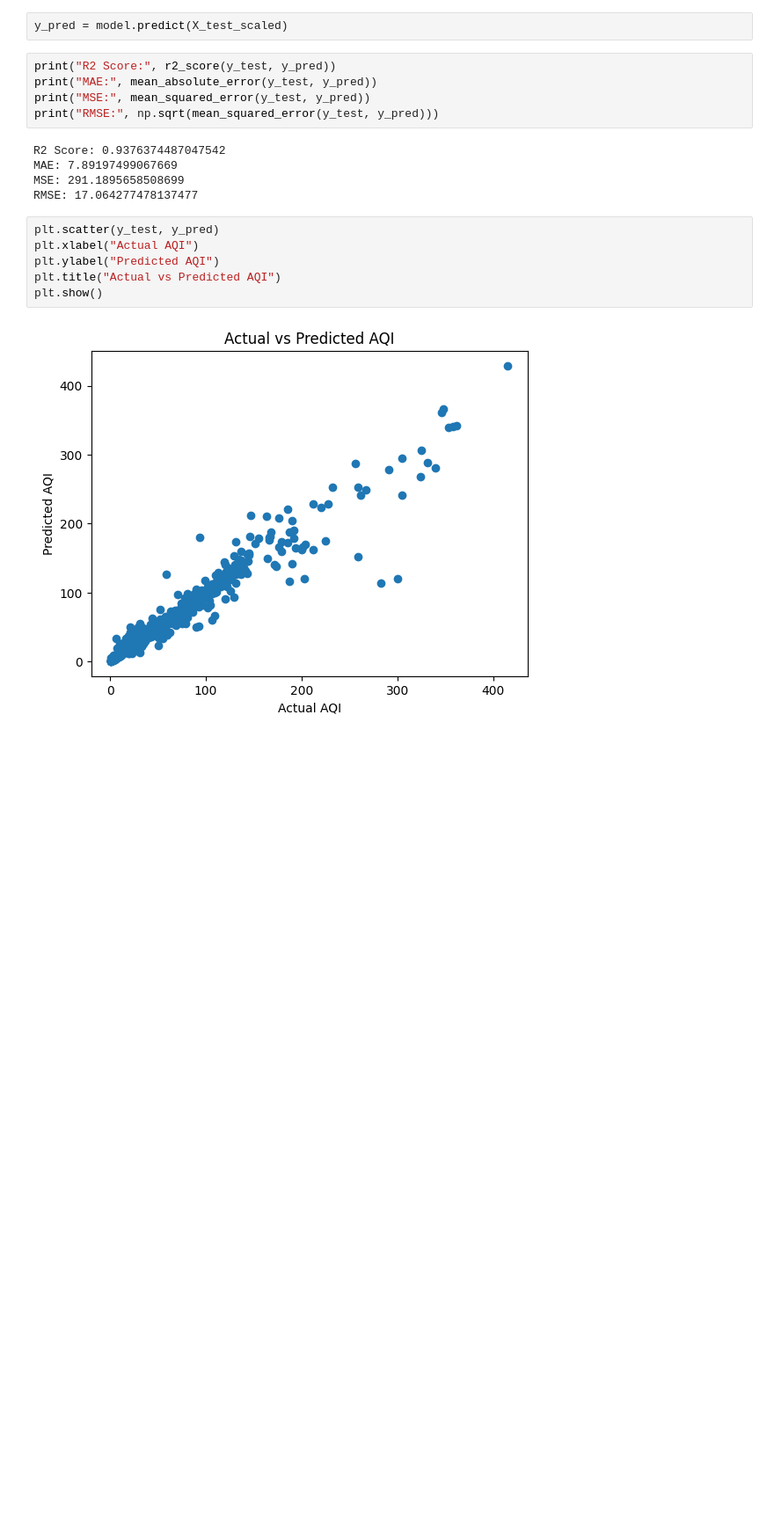
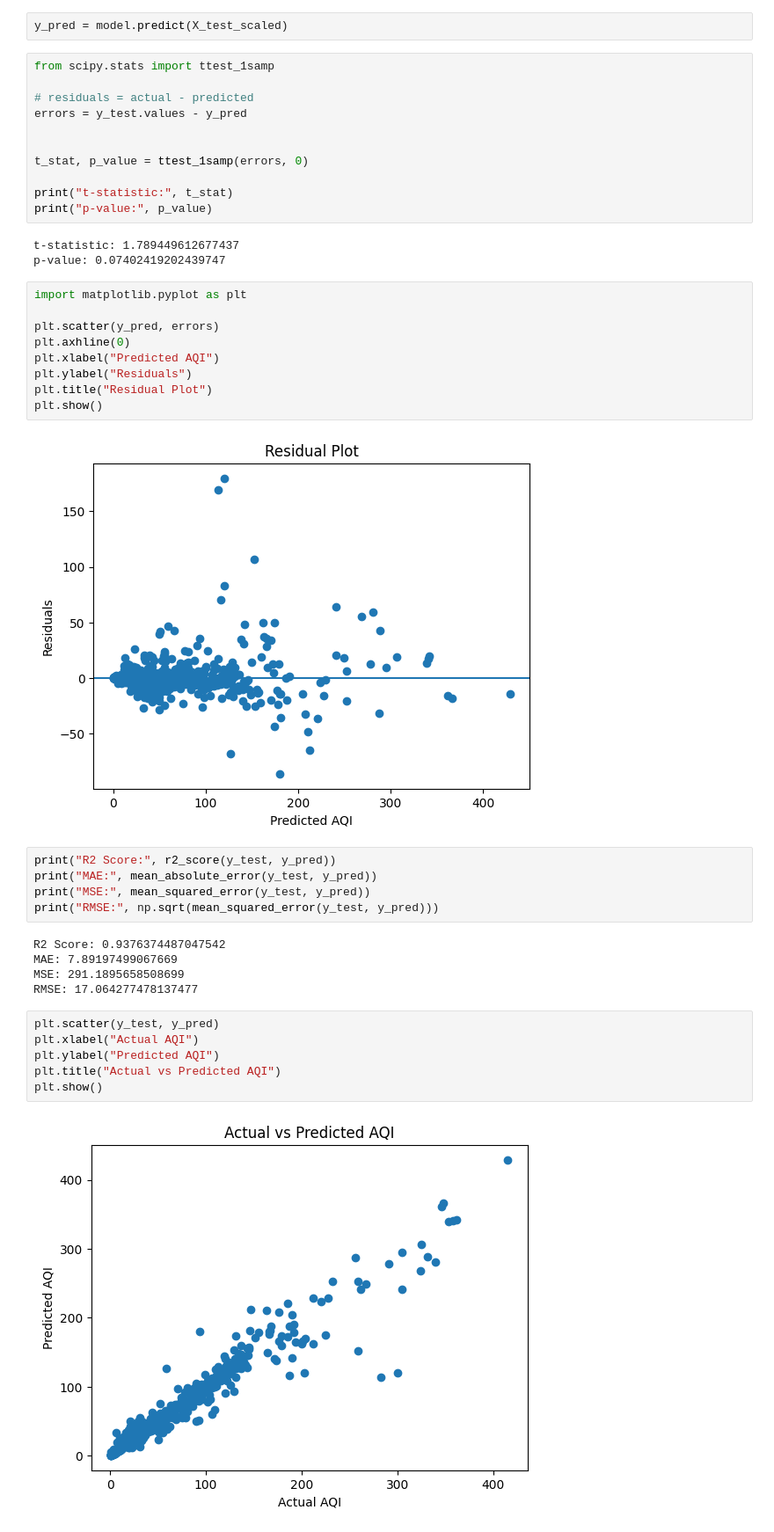
Before and after one commit to Rasika3414/Future-Minds, a Jupyter notebook: Untitled5 (1).ipynb, the cells around one changed output. Shown at 88% size. Saved outputs shown, nothing was run; the diff lists cells and outputs as text; blank space fills up the shorter version.

```diff
--- a/Untitled5 (1).ipynb
+++ b/Untitled5 (1).ipynb
@@ -93,5 +105,30 @@ LinearRegression()
 # %%
 y_pred = model.predict(X_test_scaled)
+# %%
+from scipy.stats import ttest_1samp
+
+# residuals = actual - predicted
+errors = y_test.values - y_pred
+
+
+t_stat, p_value = ttest_1samp(errors, 0)
+
+print("t-statistic:", t_stat)
+print("p-value:", p_value)
+# %% [output]
+t-statistic: 1.789449612677437
+p-value: 0.07402419202439747
+# %%
+import matplotlib.pyplot as plt
+
+plt.scatter(y_pred, errors)
+plt.axhline(0)
+plt.xlabel("Predicted AQI")
+plt.ylabel("Residuals")
+plt.title("Residual Plot")
+plt.show()
+# %% [output]
+[figure, added]
 # %%
 print("R2 Score:", r2_score(y_test, y_pred))
 print("MAE:", mean_absolute_error(y_test, y_pred))
```
Also changed, not shown: parts of 3 cells of this notebook, 3 other files.
